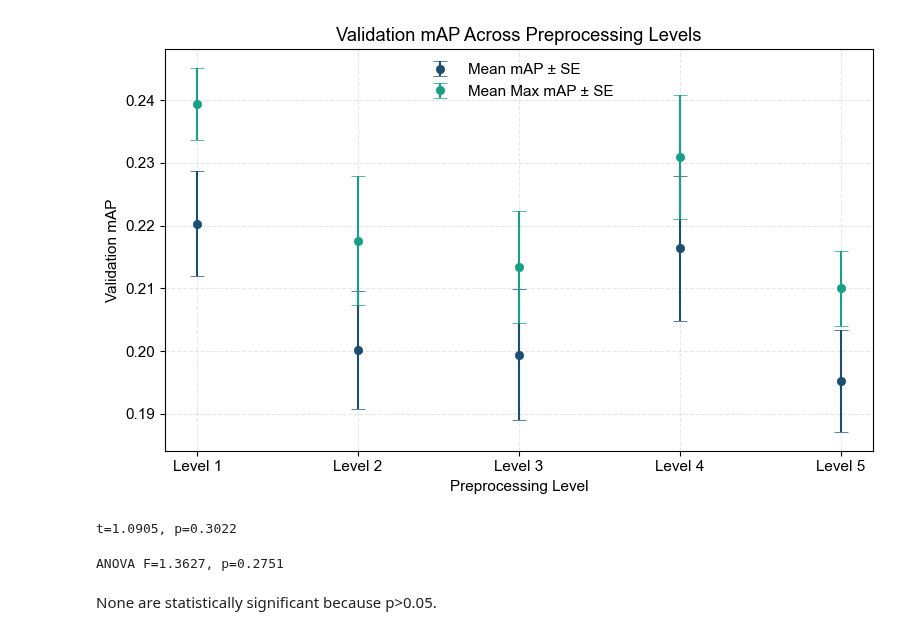
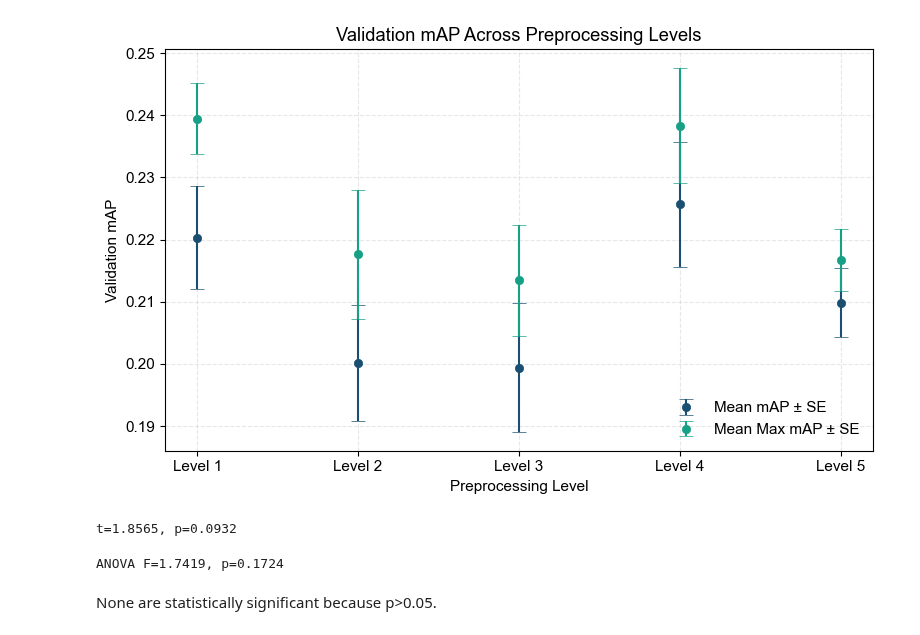
Before and after one commit to ameeassad/EagleID, a Jupyter notebook: notebooks/results_statisticaltest.ipynb, the cells around one changed output. Drawn from its saved outputs; the diff is of its cells as text; code cells hidden in the pictures.

```diff
--- a/notebooks/results_statisticaltest.ipynb
+++ b/notebooks/results_statisticaltest.ipynb
@@ -17,15 +17,16 @@ accent_color = '#D35400'  # Burnt orange
 group1 = [0.23934,0.19166,0.23716,0.2110183537,0.205441907,0.2373736054]
 group2 = [0.18937,0.19360,0.19061,0.2083299756,0.1770501733,0.2422171235]
 group3 = [0.19220,0.17993,0.23359,0.1940507442,0.1697632372,0.2270682603]
-group4 = [0.20789,0.17607,0.19923,0.257622391,0.2309179753,0.2267198414]
-group5 = [0.17016,0.19104,0.18027,0.2201425731,0.2172321528,0.192281574]
+group4 = [0.2355785519,0.2204155922,0.1826911718,
+          0.257622391,0.2309179753,0.2267198414]
+group5 = [0.2201425731,0.2172321528,0.192281574,0.2201425731,0.2172321528,0.192281574]
 
 # max
 group1_max = [0.26079,0.22687,0.25134,0.23037,0.22734,0.23997]
 group2_max = [0.21109,0.20385,0.22151,0.21694,0.18877,0.26349]
 group3_max = [0.20069,0.22213,0.24244,0.20272,0.18315,0.22964]
-group4_max = [0.22615,0.19285,0.22782,0.26813,0.23503,0.2357]
-group5_max = [0.19107,0.21970,0.19917,0.22754,0.22113,0.20153]
+group4_max = [0.25785,0.23043,0.20291,0.26813,0.23503,0.2357]
+group5_max = [0.22754,0.22113,0.20153,0.22754,0.22113,0.20153]
 
 data = [group1, group2, group3, group4, group5]
 data_max = [group1_max, group2_max, group3_max, group4_max, group5_max]
@@ -54,34 +55,34 @@ ax.errorbar(
 ax.errorbar(
     x, means_max, yerr=ses_max,
     fmt='o',
     color=secondary_color,
     ecolor=secondary_color,
     elinewidth=1.5,
     capsize=5,
     markersize=6,
     markeredgewidth=0.5,
     label='Mean Max mAP ± SE'
 )
 
 # Axis settings
 ax.set_xticks(x)
 ax.set_xticklabels([f'Level {i}' for i in x])
 ax.set_xlabel('Preprocessing Level', color='black')
 ax.set_ylabel('Validation mAP', color='black')
 ax.set_title('Validation mAP Across Preprocessing Levels', color='black')
 
 # Grid and aesthetics
 ax.grid(True, linestyle='--', alpha=0.3)
 ax.spines[:].set_color('black')  # All borders black
 ax.tick_params(colors='black')
 
 # Legend
 ax.legend(frameon=False)
 
 plt.tight_layout()
 plt.show()
 # %% [output]
-[figure, old version]
+[figure, new version]
 # %%
 # t test
 
@@ -90,14 +91,14 @@ from scipy.stats import ttest_ind
 t_stat, p_val = ttest_ind(group4, group2, equal_var=False)  # Welch's t-test recommended
 print(f"t={t_stat:.4f}, p={p_val:.4f}")
 # %% [output]
-t=1.0905, p=0.3022
+t=1.8565, p=0.0932
 # %%
 from scipy.stats import f_oneway
 
 f_stat, p_val = f_oneway(group1, group2, group3, group4, group5)
 print(f"ANOVA F={f_stat:.4f}, p={p_val:.4f}")
 # %% [output]
-ANOVA F=1.3627, p=0.2751
+ANOVA F=1.7419, p=0.1724
 # %% [markdown]
 None are statistically significant because p>0.05.
 # %% [markdown]
```
Also changed, not shown: 6 other files.
